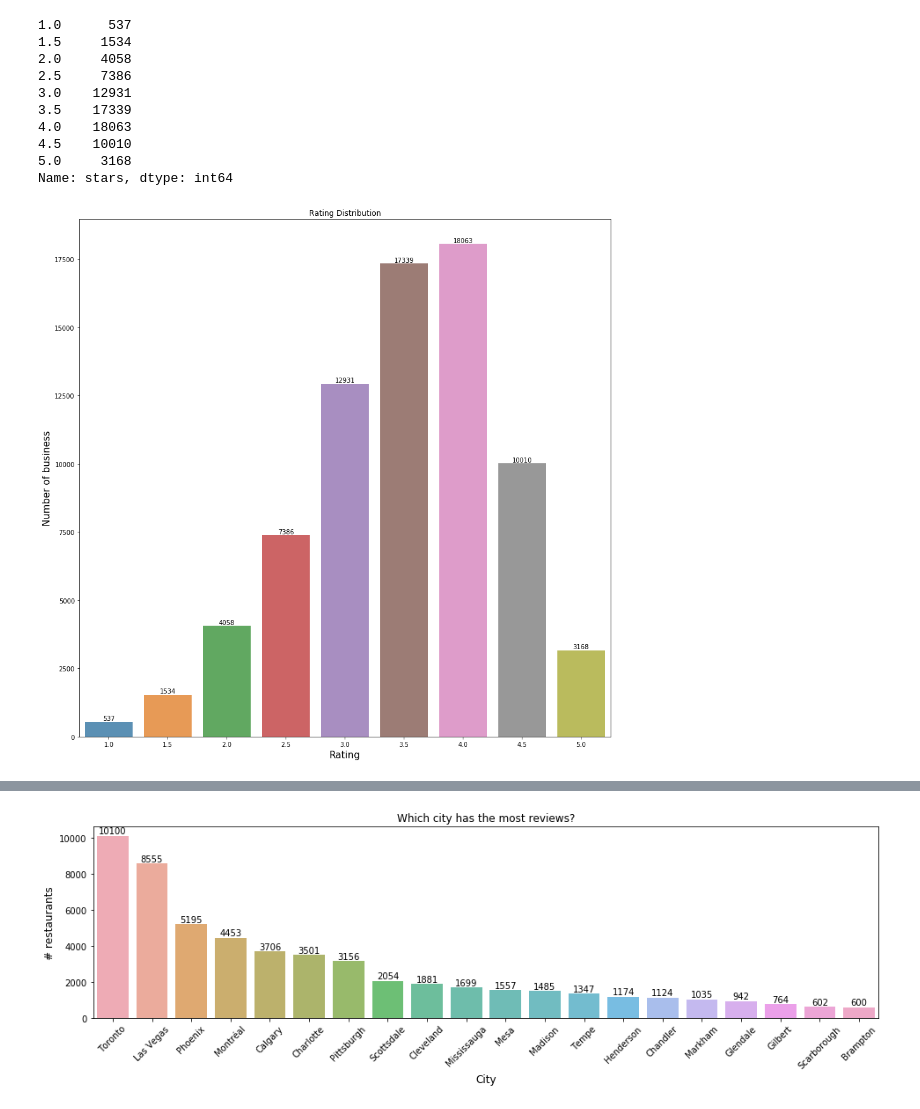
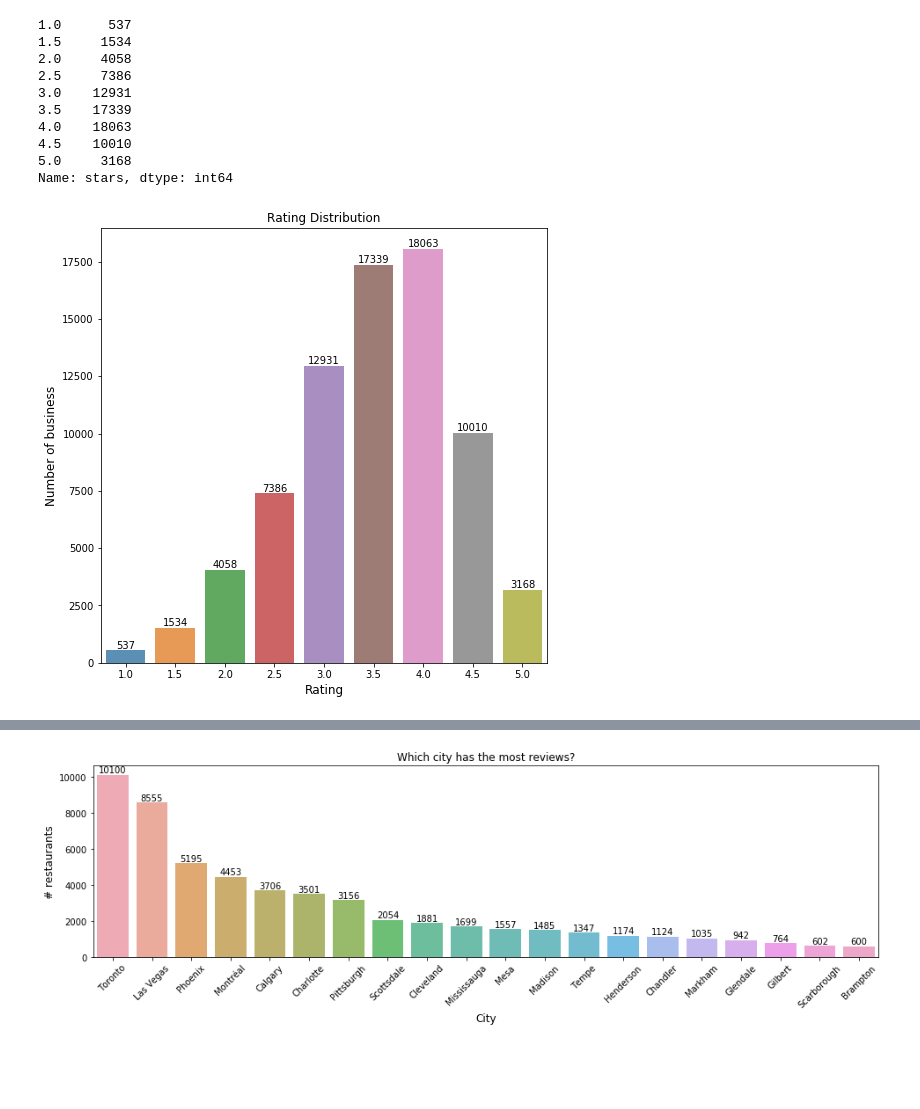
Before and after one commit to sahilarora93/Yelp_data_challenge, a Jupyter notebook: Part 4 - Success Predictions based on Business Attributes.ipynb, the cells around one changed output, grey strips where cells are left out. Cells and saved outputs as stored; diff of their text form; code cells hidden in the pictures; blank space fills up the shorter version.

```diff
--- a/Final_Project_ML_Attributes.ipynb
+++ b/Part 4 - Success Predictions based on Business Attributes.ipynb
@@ -158,18 +147,18 @@ rating_dist
 5.0     3168
 Name: stars, dtype: int64
 # %%
-plt.figure(figsize=(15,15))
+plt.figure(figsize=(8,8))
 ax = sns.barplot(rating_dist.index, rating_dist.values, alpha=0.8)
 plt.title("Rating Distribution")
-plt.ylabel('Number of business', fontsize=15)
-plt.xlabel('Rating', fontsize=15)
+plt.ylabel('Number of business', fontsize=12)
+plt.xlabel('Rating', fontsize=12)
 
 rects = ax.patches
 labels = rating_dist.values
 for rect, label in zip(rects, labels):
     height = rect.get_height()
     ax.text(rect.get_x() + rect.get_width()/2, height + 5, label, ha='center', va='bottom')
 plt.show()
 # %% [output]
-[figure, old version]
+[figure, new version]
 # %%
```
Also changed, not shown: parts of 45 cells of this notebook.
